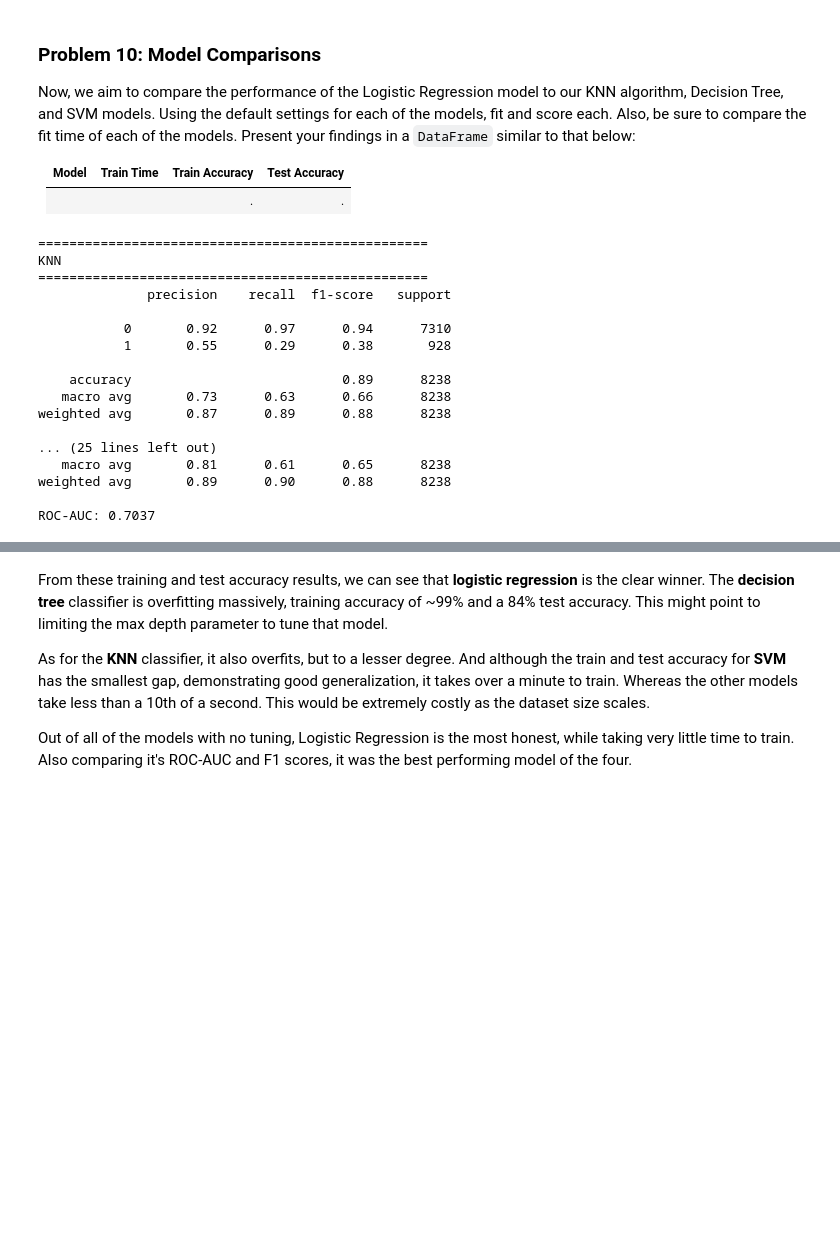
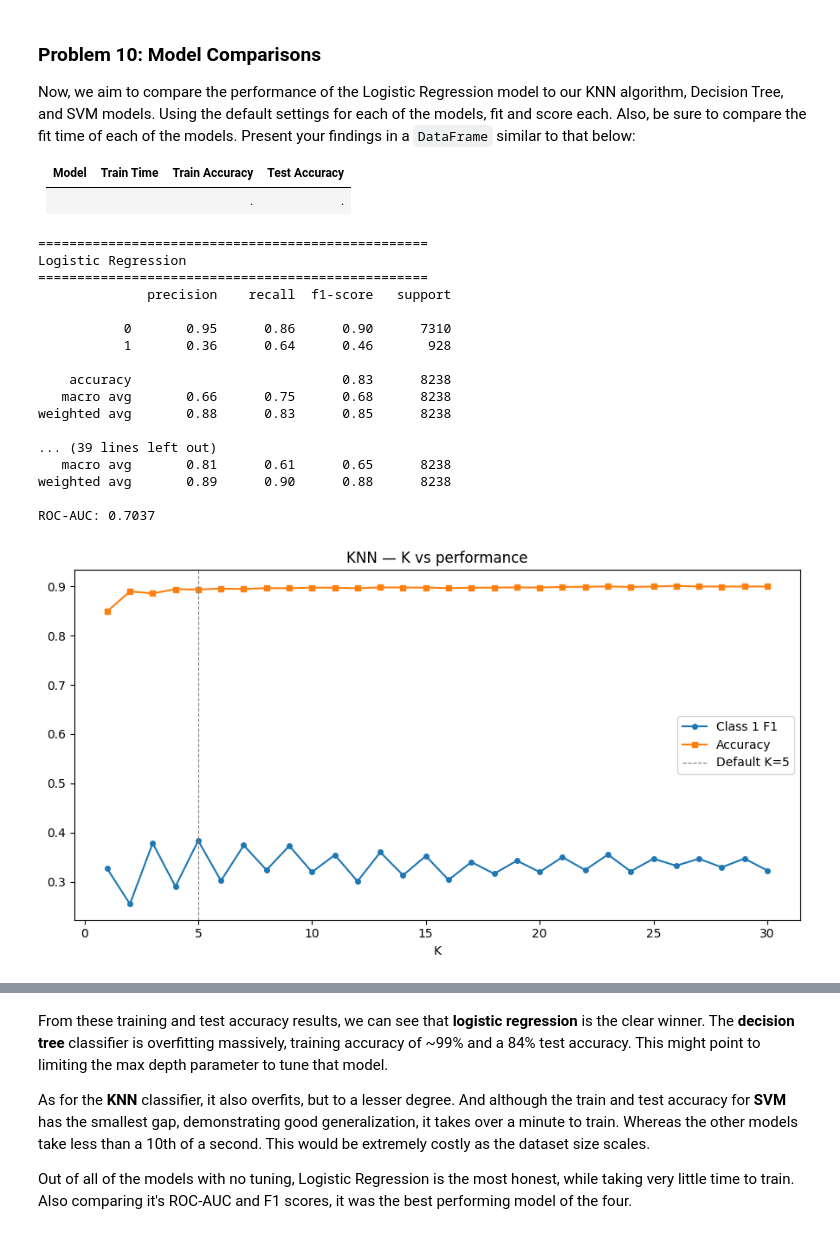
Before and after one commit to thechiangsta/UCB-Module-17-Assignment, a Jupyter notebook: classification_comparisons.ipynb, the cells around one changed output, grey strips where cells are left out. Saved outputs shown, nothing was run; the diff lists cells and outputs as text; code cells hidden in the pictures; blank space fills up the shorter version.

```diff
--- a/classification_comparisons.ipynb
+++ b/classification_comparisons.ipynb
@@ -329,11 +349,13 @@ Now, we aim to compare the performance of the Logistic Regression model to our K
 | ----- | ---------- | -------------  | -----------   |
 |     |    |.     |.     |
 # %%
-models = {
-    "KNN": KNeighborsClassifier(),
-    "Decision Tree": DecisionTreeClassifier(random_state=42),
-    "SVM": SVC(random_state=42, probability=True),
-}
+models.update(
+    {
+        "KNN": KNeighborsClassifier(),
+        "Decision Tree": DecisionTreeClassifier(random_state=42),
+        "SVM": SVC(random_state=42, probability=True),
+    }
+)
 for name, model in models.items():
     start = time.time()
     model.fit(X_train, y_train)
@@ -355,19 +377,41 @@ for name, model in models.items():
     print(f"ROC-AUC: {roc_auc_score(y_test, y_prob):.4f}")
 # %% [output]
 ==================================================
-KNN
+Logistic Regression
 ==================================================
               precision    recall  f1-score   support
 
-           0       0.92      0.97      0.94      7310
-           1       0.55      0.29      0.38       928
+           0       0.95      0.86      0.90      7310
+           1       0.36      0.64      0.46       928
 
-    accuracy                           0.89      8238
-   macro avg       0.73      0.63      0.66      8238
-weighted avg       0.87      0.89      0.88      8238
+    accuracy                           0.83      8238
+   macro avg       0.66      0.75      0.68      8238
+weighted avg       0.88      0.83      0.85      8238
 
-... (25 lines left out)
+... (39 lines left out)
    macro avg       0.81      0.61      0.65      8238
 weighted avg       0.89      0.90      0.88      8238
 
 ROC-AUC: 0.7037
+# %%
+k_values = range(1, 31)
+f1s, accs = [], []
+
+for k in k_values:
+    knn_k = KNeighborsClassifier(n_neighbors=k)
+    knn_k.fit(X_train, y_train)
+    preds = knn_k.predict(X_test)
+    f1s.append(f1_score(y_test, preds))
+    accs.append((preds == y_test).mean())
+
+fig, ax = plt.subplots(figsize=(9, 5))
+ax.plot(k_values, f1s, label="Class 1 F1", marker="o", markersize=4)
+ax.plot(k_values, accs, label="Accuracy", marker="s", markersize=4)
+ax.axvline(5, color="gray", linestyle="--", linewidth=0.8, label="Default K=5")
+ax.set_xlabel("K")
+ax.set_title("KNN — K vs performance")
+ax.legend()
+plt.tight_layout()
+plt.show()
+# %% [output]
+[figure, added]
```
Also changed, not shown: parts of 14 cells of this notebook.
